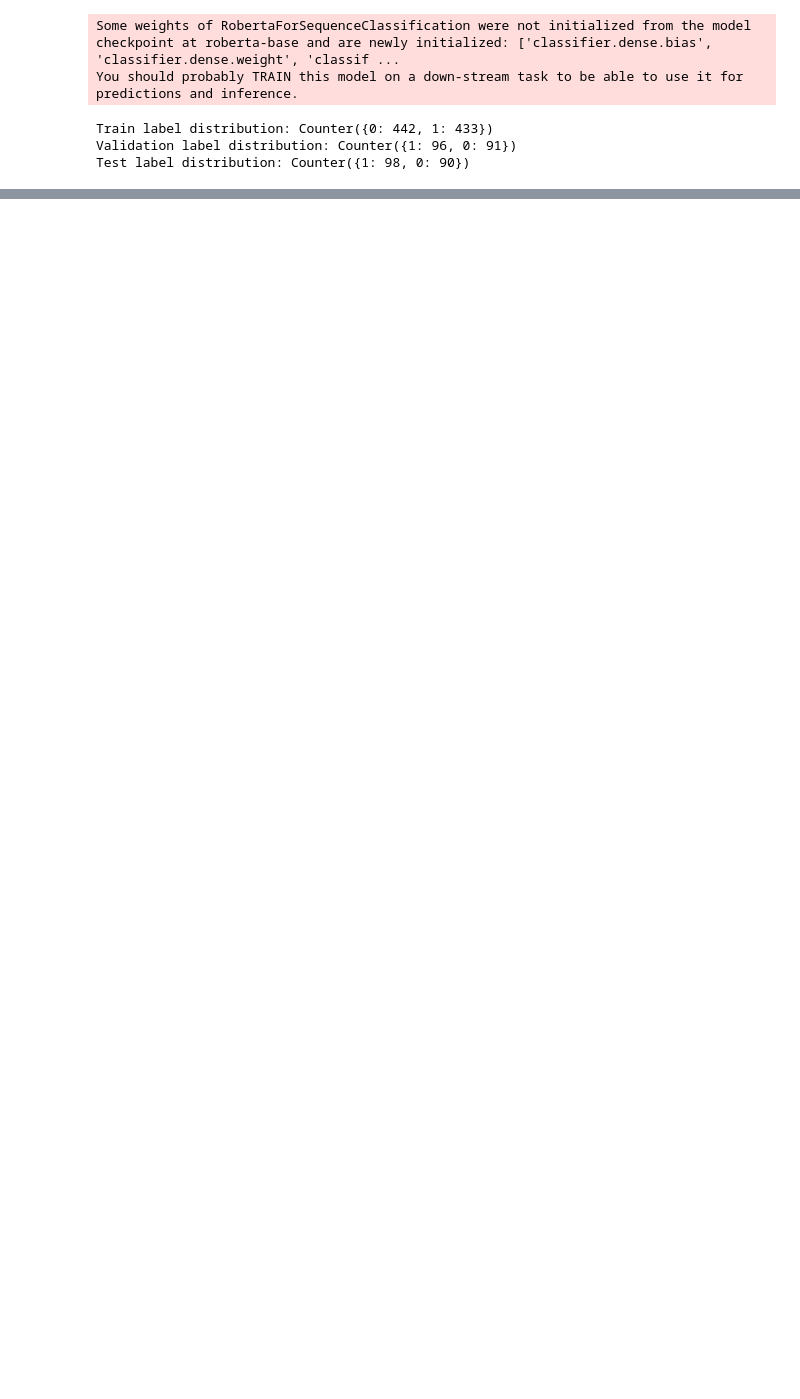
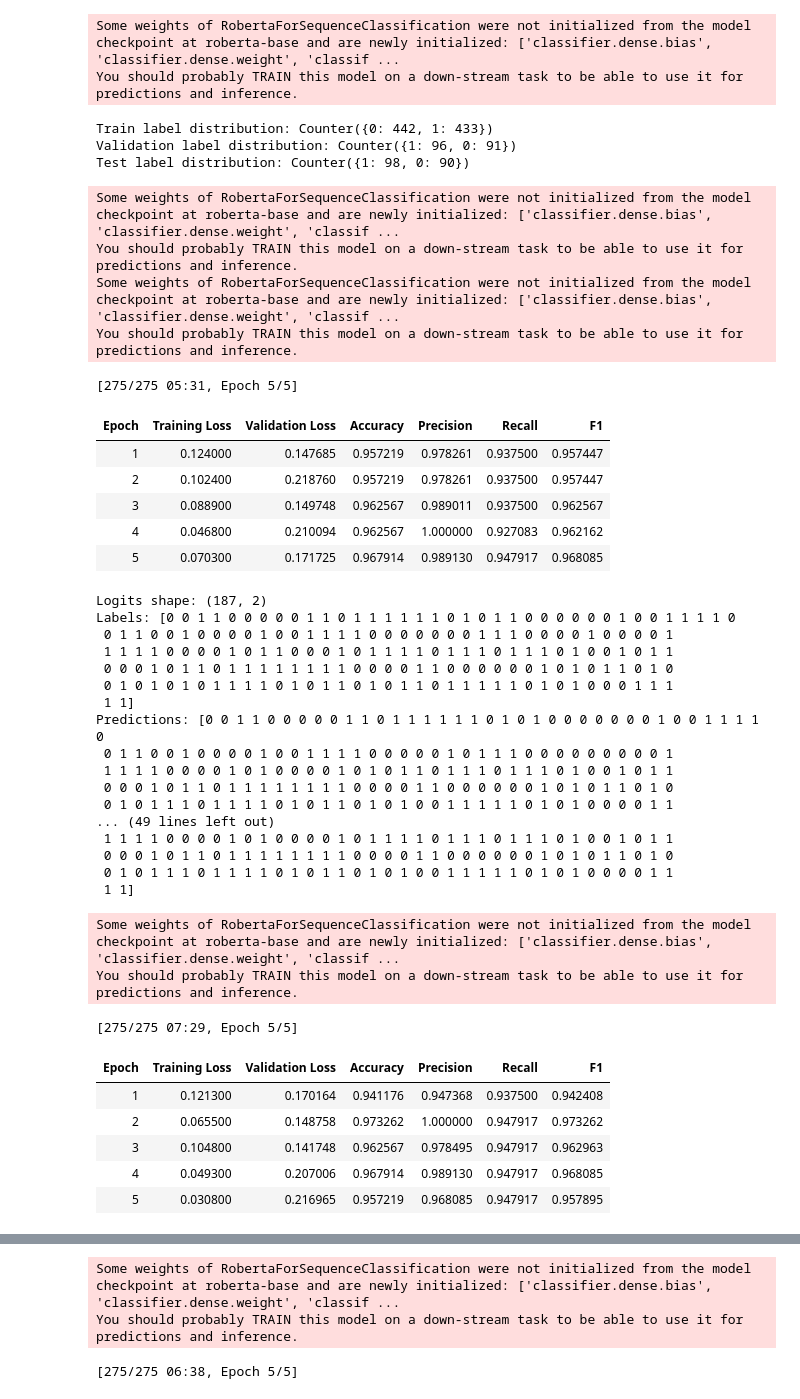
Before and after one commit to larajakl/Computational-Linguistics, a Jupyter notebook: Project.ipynb, the cells around one changed output, grey strips where cells are left out. Cells and saved outputs as stored; diff of their text form; code cells hidden in the pictures; blank space fills up the shorter version.

```diff
--- a/Project.ipynb
+++ b/Project.ipynb
@@ -323,3 +444,76 @@ print("Test label distribution:", Counter(test['label']))
 Train label distribution: Counter({0: 442, 1: 433})
 Validation label distribution: Counter({1: 96, 0: 91})
 Test label distribution: Counter({1: 98, 0: 90})
+# %%
+# fine-tuning weight decay:
+
+model_roberta = AutoModelForSequenceClassification.from_pretrained('roberta-base', num_labels=2) # 2 labels: depression/no depression
+
+weight_decay_values = [0.001, 0.005, 0.01, 0.02, 0.1]
+for wd in weight_decay_values:
+    model_roberta = AutoModelForSequenceClassification.from_pretrained('roberta-base', num_labels=2) # 2 labels: depression/no depression
+
+    arguments_roberta = TrainingArguments(
+    output_dir=temp_dir,
+    per_device_train_batch_size=16, # adapt
+    per_device_eval_batch_size=8, # adapt
+    logging_steps=10,
+    num_train_epochs=5, # adapt
+    eval_strategy="epoch",
+    save_strategy="epoch",
+    learning_rate=3e-5, # adapt
+    weight_decay=wd,
+    load_best_model_at_end=False,
+    report_to='none',
+    seed=224
+    )
+
+    trainer = Trainer(
+    model=model_roberta,
+    args=arguments_roberta,
+    train_dataset=small_tokenized_dataset_roberta['train'],
+    eval_dataset=small_tokenized_dataset_roberta['val'], # change to test when you do your final evaluation!
+    processing_class=tokenizer_roberta,
+    data_collator=data_collator_roberta,
+    compute_metrics=compute_metrics
+    )
+
+    trainer.train()
+# %% [output]
+Some weights of RobertaForSequenceClassification were not initialized from the model checkpoint at roberta-base and are newly initialized: ['classifier.dense.bias', 'classifier.dense.weight', 'classif ...
+You should probably TRAIN this model on a down-stream task to be able to use it for predictions and inference.
+Some weights of RobertaForSequenceClassification were not initialized from the model checkpoint at roberta-base and are newly initialized: ['classifier.dense.bias', 'classifier.dense.weight', 'classif ...
+You should probably TRAIN this model on a down-stream task to be able to use it for predictions and inference.
+[275/275 05:31, Epoch 5/5]
+| Epoch | Training Loss | Validation Loss | Accuracy | Precision | Recall | F1 |
+| 1 | 0.124000 | 0.147685 | 0.957219 | 0.978261 | 0.937500 | 0.957447 |
+| 2 | 0.102400 | 0.218760 | 0.957219 | 0.978261 | 0.937500 | 0.957447 |
+| 3 | 0.088900 | 0.149748 | 0.962567 | 0.989011 | 0.937500 | 0.962567 |
+| 4 | 0.046800 | 0.210094 | 0.962567 | 1.000000 | 0.927083 | 0.962162 |
+| 5 | 0.070300 | 0.171725 | 0.967914 | 0.989130 | 0.947917 | 0.968085 |
+Logits shape: (187, 2)
+Labels: [0 0 1 1 0 0 0 0 0 1 1 0 1 1 1 1 1 1 0 1 0 1 1 0 0 0 0 0 0 1 0 0 1 1 1 1 0
+ 0 1 1 0 0 1 0 0 0 0 1 0 0 1 1 1 1 0 0 0 0 0 0 0 1 1 1 0 0 0 0 1 0 0 0 0 1
+ 1 1 1 1 0 0 0 0 1 0 1 1 0 0 0 1 0 1 1 1 1 0 1 1 1 0 1 1 1 0 1 0 0 1 0 1 1
+ 0 0 0 1 0 1 1 0 1 1 1 1 1 1 1 1 0 0 0 0 1 1 0 0 0 0 0 0 1 0 1 0 1 1 0 1 0
+ 0 1 0 1 0 1 0 1 1 1 1 0 1 0 1 1 0 1 0 1 1 0 1 1 1 1 1 0 1 0 1 0 0 0 1 1 1
+ 1 1]
+Predictions: [0 0 1 1 0 0 0 0 0 1 1 0 1 1 1 1 1 1 0 1 0 1 0 0 0 0 0 0 0 1 0 0 1 1 1 1 0
+ 0 1 1 0 0 1 0 0 0 0 1 0 0 1 1 1 1 0 0 0 0 0 1 0 1 1 1 0 0 0 0 0 0 0 0 0 1
+ 1 1 1 1 0 0 0 0 1 0 1 0 0 0 0 1 0 1 0 1 1 0 1 1 1 0 1 1 1 0 1 0 0 1 0 1 1
+ 0 0 0 1 0 1 1 0 1 1 1 1 1 1 1 1 0 0 0 0 1 1 0 0 0 0 0 0 1 0 1 0 1 1 0 1 0
+ 0 1 0 1 1 1 0 1 1 1 1 0 1 0 1 1 0 1 0 1 0 0 1 1 1 1 1 0 1 0 1 0 0 0 0 1 1
+... (49 lines left out)
+ 1 1 1 1 0 0 0 0 1 0 1 0 0 0 0 1 0 1 1 1 1 0 1 1 1 0 1 1 1 0 1 0 0 1 0 1 1
+ 0 0 0 1 0 1 1 0 1 1 1 1 1 1 1 1 0 0 0 0 1 1 0 0 0 0 0 0 1 0 1 0 1 1 0 1 0
+ 0 1 0 1 1 1 0 1 1 1 1 0 1 0 1 1 0 1 0 1 0 0 1 1 1 1 1 0 1 0 1 0 0 0 0 1 1
+ 1 1]
+Some weights of RobertaForSequenceClassification were not initialized from the model checkpoint at roberta-base and are newly initialized: ['classifier.dense.bias', 'classifier.dense.weight', 'classif ...
+You should probably TRAIN this model on a down-stream task to be able to use it for predictions and inference.
+[275/275 07:29, Epoch 5/5]
+| Epoch | Training Loss | Validation Loss | Accuracy | Precision | Recall | F1 |
+| 1 | 0.121300 | 0.170164 | 0.941176 | 0.947368 | 0.937500 | 0.942408 |
+| 2 | 0.065500 | 0.148758 | 0.973262 | 1.000000 | 0.947917 | 0.973262 |
+| 3 | 0.104800 | 0.141748 | 0.962567 | 0.978495 | 0.947917 | 0.962963 |
+| 4 | 0.049300 | 0.207006 | 0.967914 | 0.989130 | 0.947917 | 0.968085 |
+| 5 | 0.030800 | 0.216965 | 0.957219 | 0.968085 | 0.947917 | 0.957895 |
@@ -325,0 +537,3 @@ Test label distribution: Counter({1: 98, 0: 90})
+Some weights of RobertaForSequenceClassification were not initialized from the model checkpoint at roberta-base and are newly initialized: ['classifier.dense.bias', 'classifier.dense.weight', 'classif ...
+You should probably TRAIN this model on a down-stream task to be able to use it for predictions and inference.
+[275/275 06:38, Epoch 5/5]
```
Also changed, not shown: parts of 9 cells of this notebook.
